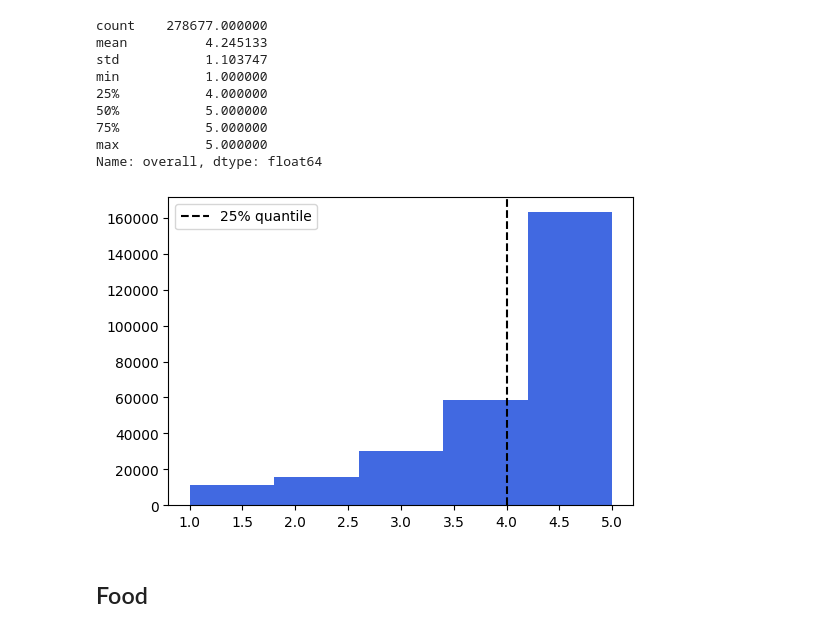
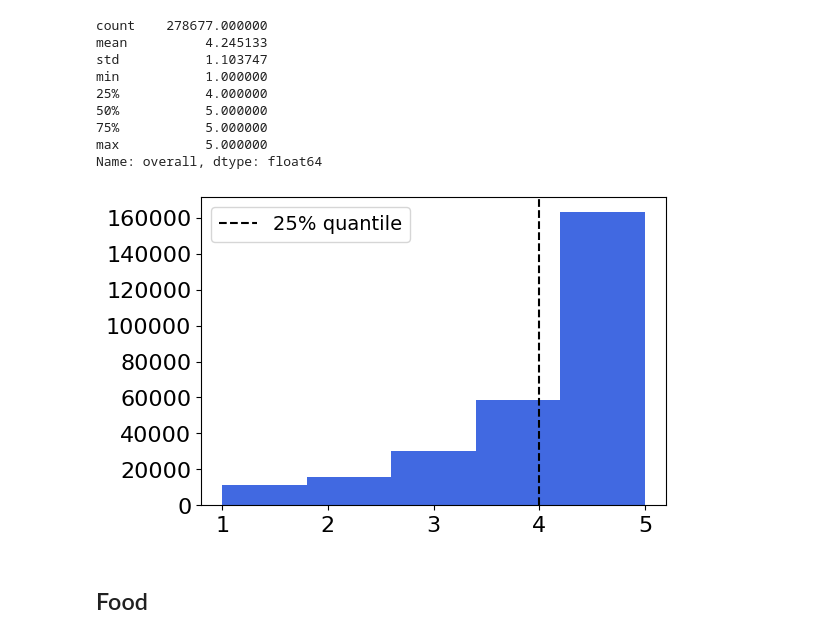
Before and after one commit to elizacc/Structured-Autoencoders-for-Rating-aware-Recommendations, a Jupyter notebook: Ratings distribution.ipynb, the cells around one changed output. Cells and saved outputs as stored; diff of their text form; code cells hidden in the pictures.

```diff
--- a/Ratings distribution.ipynb
+++ b/Ratings distribution.ipynb
@@ -93,10 +97,12 @@ Name: overall, dtype: float64
 # %%
 plt.figure(figsize=(6,4))
 plt.axvline(np.quantile(df['overall'], 0.25), c='k', linestyle='--', label='25% quantile')
 plt.hist(df['overall'], bins=5, color='royalblue')
-plt.legend();
+plt.xticks(np.arange(1,6), np.arange(1,6), fontsize=16)
+plt.yticks(fontsize=16)
+plt.legend(fontsize=14);
 # %% [output]
-[figure, old version]
+[figure, new version]
 # %% [markdown]
 ## Food
 # %%
```
Also changed, not shown: parts of 3 cells of this notebook, 4 other files.
